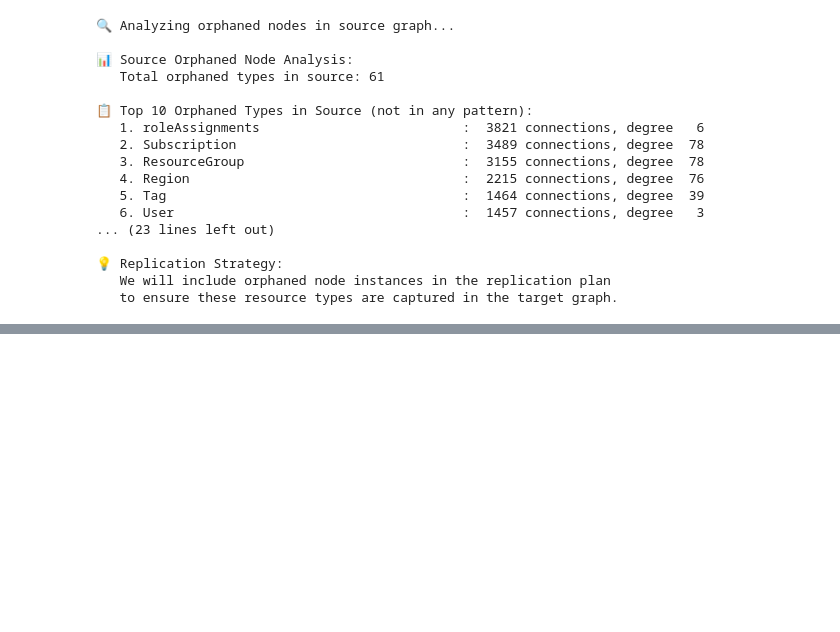
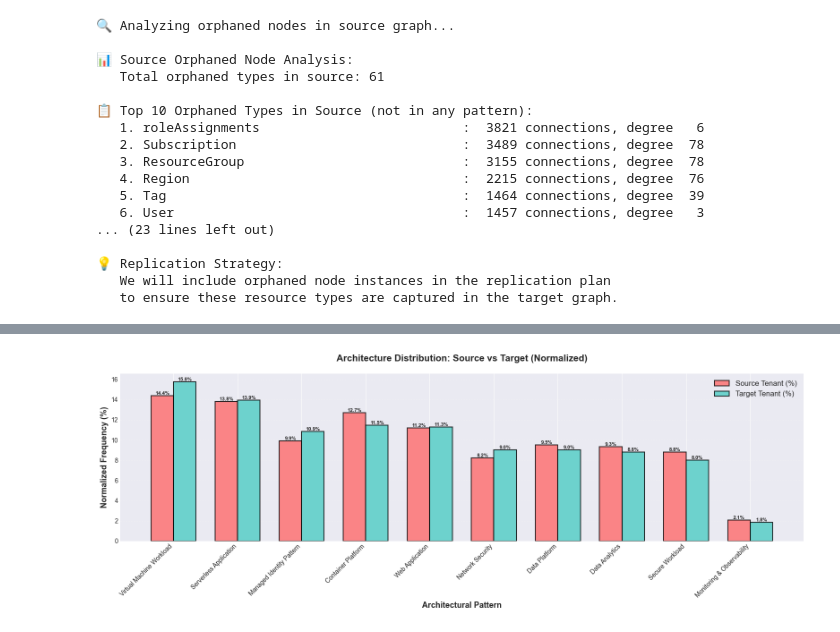
Before and after one commit to rysweet/azure-tenant-grapher, a Jupyter notebook: notebooks/architecture_based_replication.ipynb, the cells around one changed output, grey strips where cells are left out. Cells and saved outputs as stored; diff of their text form; code cells hidden in the pictures; blank space fills up the shorter version.

```diff
--- a/notebooks/architecture_based_replication.ipynb
+++ b/notebooks/architecture_based_replication.ipynb
@@ -408,0 +294,77 @@ Spectral Distance              0.1235
+# %%
+if distribution_metadata and 'architecture_distribution' in distribution_metadata:
+    distribution_scores = distribution_metadata['architecture_distribution']
+    actual_counts = distribution_metadata.get('actual_counts', {})
+
+    # Prepare data - sorted by source distribution score
+    pattern_names = []
+    source_instances = []
+    target_instances = []
+
+    sorted_patterns = sorted(
+        distribution_scores.items(),
+        key=lambda x: x[1]['distribution_score'],
+        reverse=True
+    )
+
+    for pattern_name, data in sorted_patterns:
+        pattern_names.append(pattern_name[:30])
+        source_instances.append(data['source_instances'])
+        target_instances.append(actual_counts.get(pattern_name, 0))
+
+    # Calculate normalized percentages
+    total_source = sum(source_instances)
+    total_target = sum(target_instances)
+
+    source_pct = np.array([(c / total_source * 100) if total_source > 0 else 0 for c in source_instances])
+    target_pct = np.array([(c / total_target * 100) if total_target > 0 else 0 for c in target_instances])
+
+    # Create figure
+    fig, ax = plt.subplots(figsize=(16, 6))
+
+    x = np.arange(len(pattern_names))
+    width = 0.35
+
+    bars1 = ax.bar(x - width/2, source_pct, width, label='Source Tenant (%)',
+                   color='#ff6b6b', alpha=0.8, edgecolor='black', linewidth=1.5)
+    bars2 = ax.bar(x + width/2, target_pct, width, label='Target Tenant (%)',
+                   color='#4ecdc4', alpha=0.8, edgecolor='black', linewidth=1.5)
+
+    ax.set_xlabel('Architectural Pattern', fontsize=13, fontweight='bold')
+    ax.set_ylabel('Normalized Frequency (%)', fontsize=13, fontweight='bold')
+    ax.set_title('Architecture Distribution: Source vs Target (Normalized)',
+                 fontsize=15, fontweight='bold', pad=20)
+    ax.set_xticks(x)
+    ax.set_xticklabels(pattern_names, rotation=45, ha='right', fontsize=10)
+    ax.legend(fontsize=12, loc='upper right')
+    ax.grid(axis='y', alpha=0.3, linestyle='--')
+
+    # Add percentage labels
+    for bars in [bars1, bars2]:
+        for bar in bars:
+            height = bar.get_height()
+            if height > 0.5:  # Only label bars > 0.5%
+                ax.text(bar.get_x() + bar.get_width()/2., height,
+                       f'{height:.1f}%',
+                       ha='center', va='bottom', fontsize=8, fontweight='bold')
+
+    plt.tight_layout()
+    plt.show()
+
+    # Summary
+    print(f"\n📊 Distribution Statistics:")
+    print(f"   Source total: {total_source} instances")
+    print(f"   Target total: {total_target} instances ({total_target/total_source*100:.1f}% of source)")
+
+    # Calculate distribution similarity
+    if 'validation' in distribution_metadata and 'cosine_similarity' in distribution_metadata['validation']:
+        sim = distribution_metadata['validation']['cosine_similarity']
+        print(f"   Distribution similarity: {sim:.3f} (cosine similarity)")
+
+    print(f"\n💡 Interpretation:")
+    print(f"   Bars should align in height to indicate proportional replication.")
+    print(f"   The target maintains the architectural balance of the source.")
+else:
+    print("⚠️  Enable architecture distribution to see this visualization")
+# %% [output]
+[figure, added]
```
Also changed, not shown: parts of 38 cells of this notebook, 10 other files.
